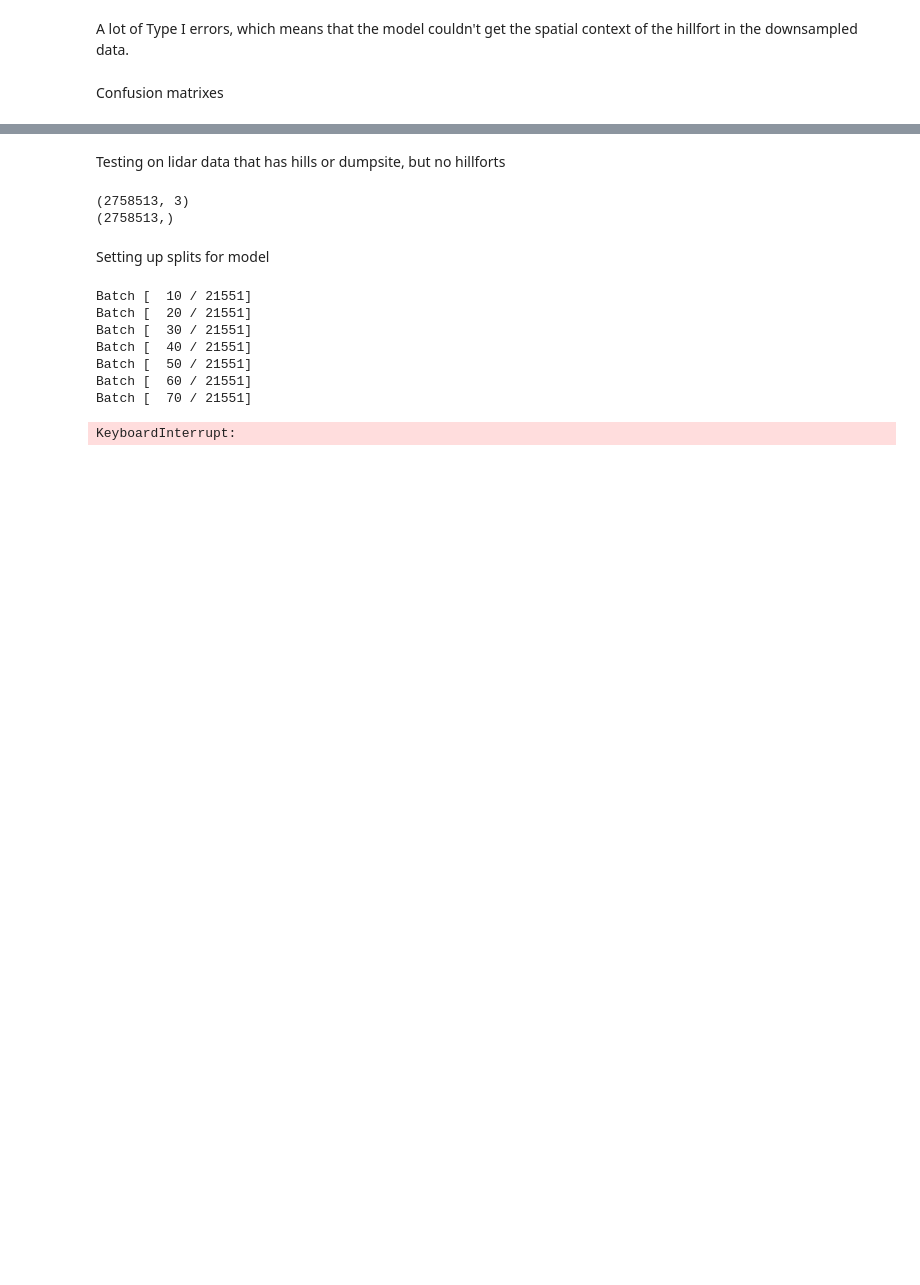
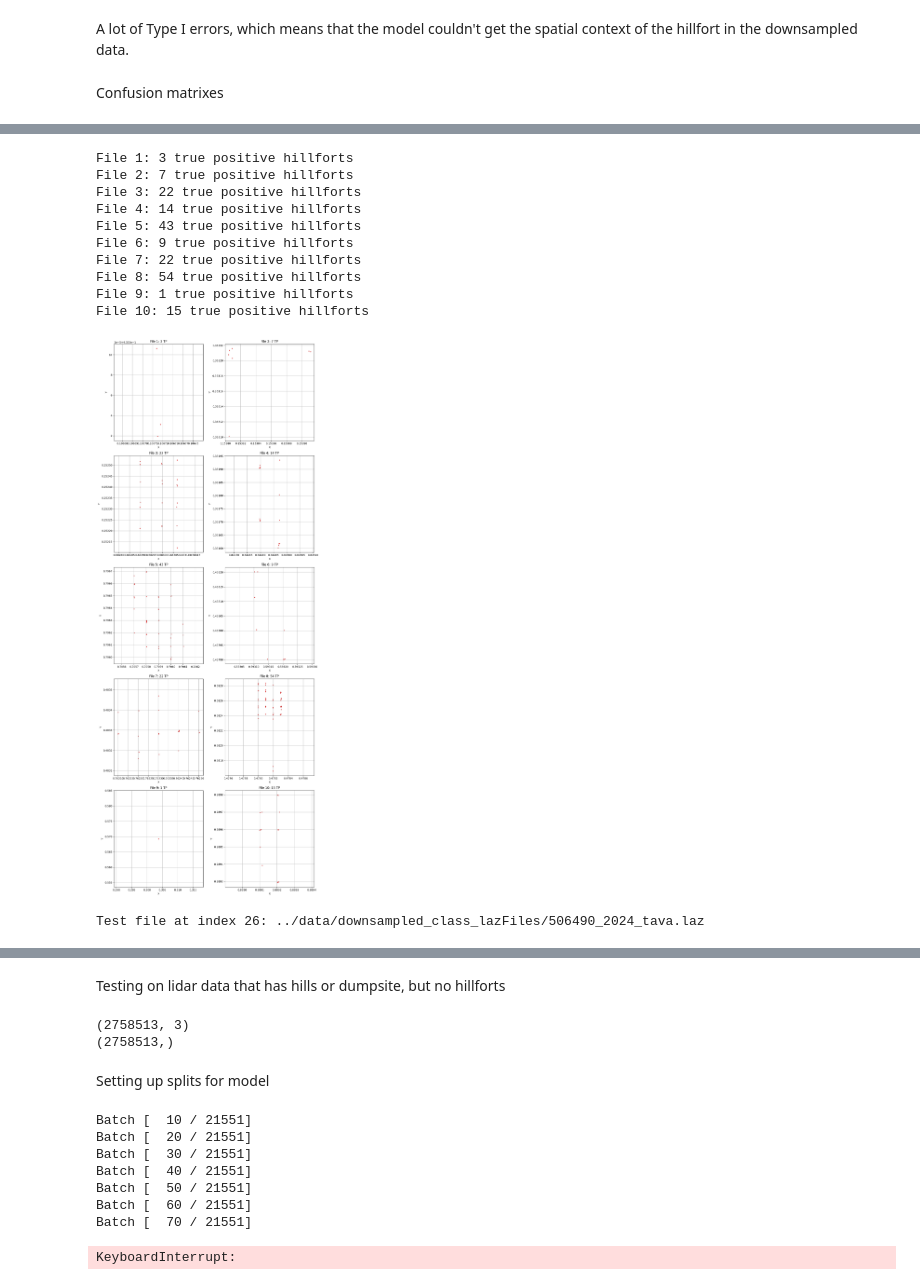
Before and after one commit to SanderSaska/Hillfort-detection-with-LiDAR-data, a Jupyter notebook: notebooks/model.ipynb, the cells around one changed output, grey strips where cells are left out. Saved outputs shown, nothing was run; the diff lists cells and outputs as text; code cells hidden in the pictures; blank space fills up the shorter version.

```diff
--- a/notebooks/model.ipynb
+++ b/notebooks/model.ipynb
@@ -454,7 +485,8 @@ model.eval();
 # %% [markdown]
 Evaluating trained PointNet on test data
 # %%
-def evaluate_model(model, test_loader, device):
+# added fixed on, this is from Sander
+"""def evaluate_model(model, test_loader, device):
     all_preds = []
     all_labels = []
     with torch.no_grad():
@@ -477,4 +509,4 @@ def evaluate_model(model, test_loader, device):
                 _, preds = torch.max(outputs.data, 1)
                 all_preds += list(preds.numpy())
                 all_labels += list(labels.numpy())
-    return all_labels, all_preds
+    return all_labels, all_preds"""
@@ -580,0 +717,21 @@ Confusion matrix, without normalization
+# %%
+xyz_list = []
+true_labels_list = []
+pred_labels_list = []
+
+index = 0
+for size in test_file_sizes:  # <- This replaces len(X_test) guesswork
+    xyz = X_test_combined[index:index + size]
+    true_labels = y_test_combined[index:index + size]
+    preds = all_preds[index:index + size]
+
+    if len(true_labels) != len(preds):
+        print(f"WARNING: Mismatch at index {index}")
+        print(f"  Labels: {len(true_labels)}")
+        print(f"  Preds:  {len(preds)}")
+
+    xyz_list.append(xyz)
+    true_labels_list.append(true_labels)
+    pred_labels_list.append(preds)
+
+    index += size
@@ -580,0 +815,36 @@ Confusion matrix, without normalization
+# %%
+plot_hillfort_true_positives_per_file(xyz_list, true_labels_list, pred_labels_list, max_files=10)
+# %% [output]
+File 1: 3 true positive hillforts
+File 2: 7 true positive hillforts
+File 3: 22 true positive hillforts
+File 4: 14 true positive hillforts
+File 5: 43 true positive hillforts
+File 6: 9 true positive hillforts
+File 7: 22 true positive hillforts
+File 8: 54 true positive hillforts
+File 9: 1 true positive hillforts
+File 10: 15 true positive hillforts
+[figure, added]
+# %%
+from sklearn.model_selection import train_test_split
+import os
+
+laz_file_dir = '../data/downsampled_class_lazFiles/'
+
+# Get sorted list of all files (important for reproducibility!)
+all_files = sorted([
+    os.path.join(laz_file_dir, f)
+    for f in os.listdir(laz_file_dir)
+    if f.endswith('.laz')
+])
+
+# Split same as before
+train_files, test_files = train_test_split(all_files, test_size=0.2, random_state=42)
+train_files, val_files = train_test_split(train_files, test_size=0.1, random_state=42)
+
+# Now get the filename for test index 26
+file_index = 26
+print("Test file at index 26:", test_files[file_index])
+# %% [output]
+Test file at index 26: ../data/downsampled_class_lazFiles/506490_2024_tava.laz
```
Also changed, not shown: parts of 43 cells of this notebook, 5 other files.
